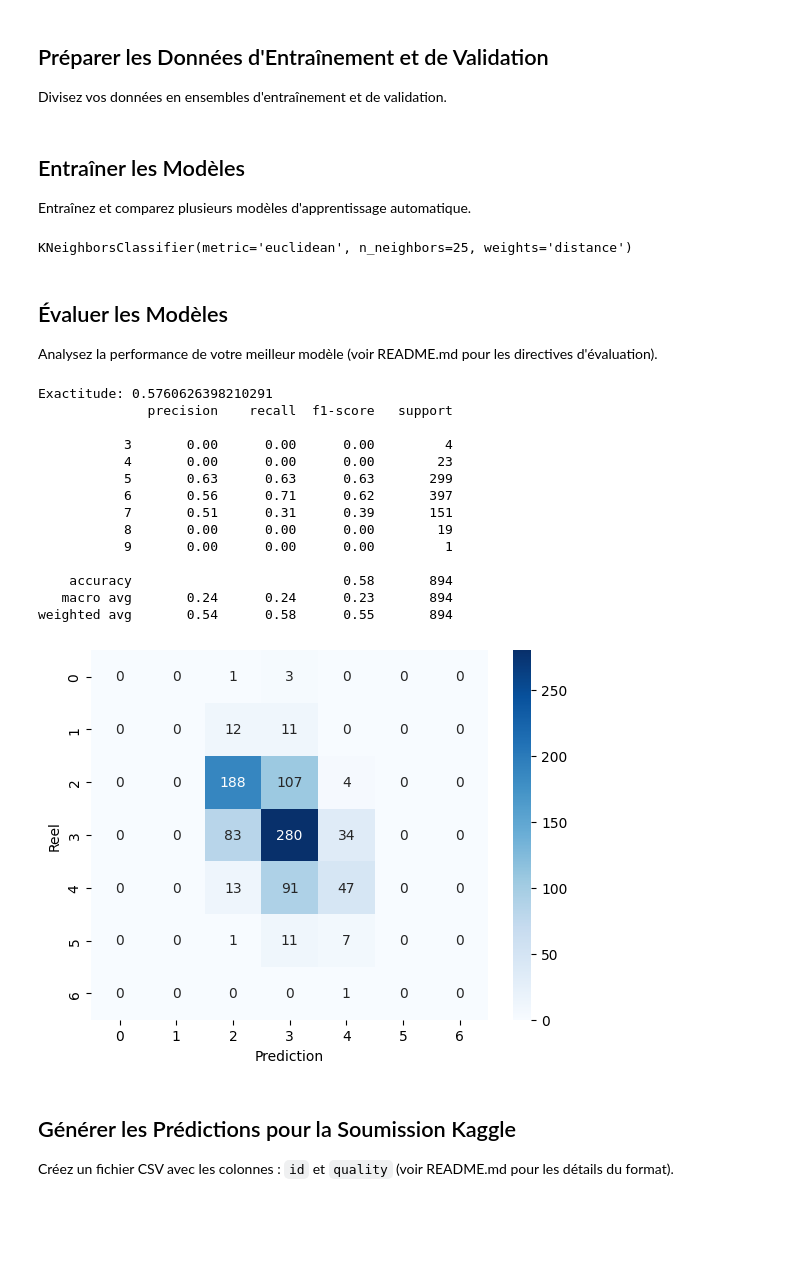
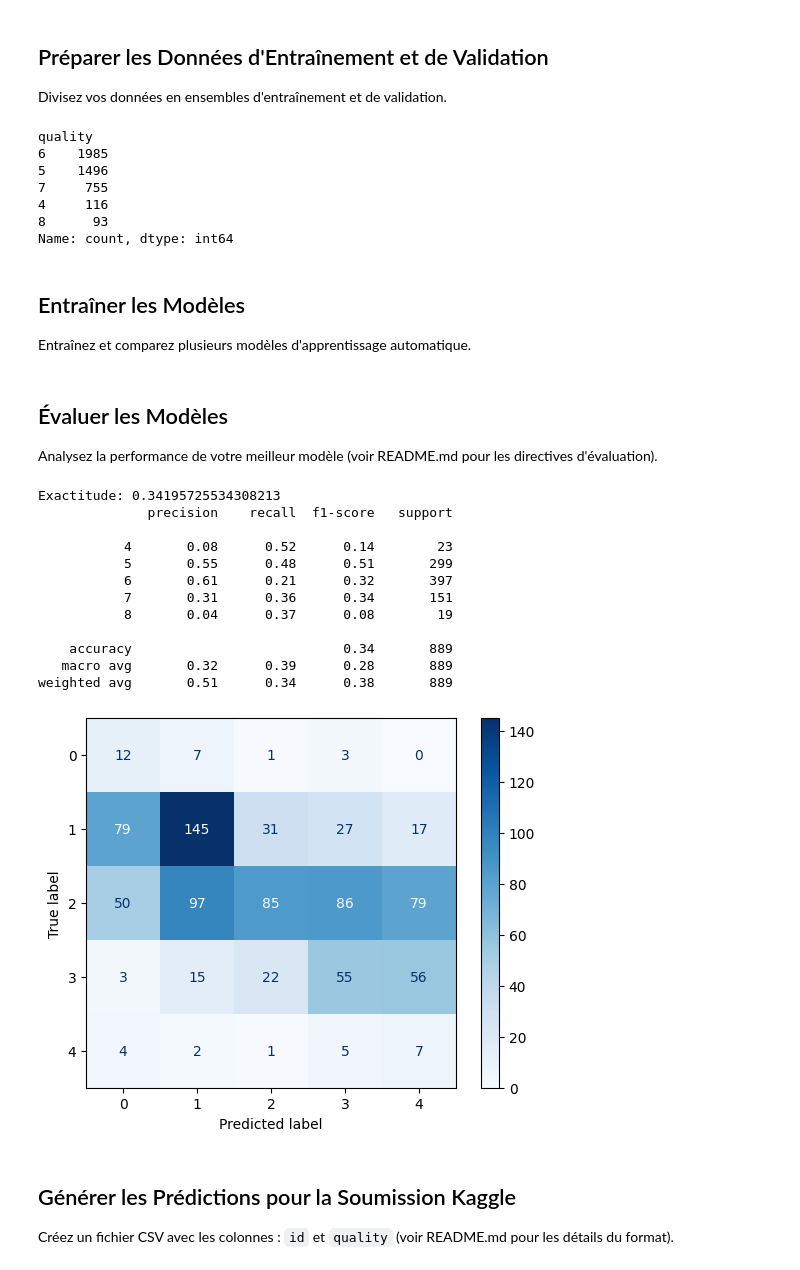
Before and after one commit to Yamires/Data_Competition, a Jupyter notebook: notebook.ipynb, the cells around one changed output. Cells and saved outputs as stored; diff of their text form; code cells hidden in the pictures; blank space fills up the shorter version.

```diff
--- a/notebook.ipynb
+++ b/notebook.ipynb
@@ -84,9 +164,16 @@ Divisez vos données en ensembles d'entraînement et de validation.
 ####################################################################
 ###############   À compléter   ####################################
 ####################################################################
-
-
+print(y.value_counts())
 X_train, X_val, y_train, y_val = train_test_split(X_scaled, y, test_size = 0.2, stratify=y,random_state=42)
+# %% [output]
+quality
+6    1985
+5    1496
+7     755
+4     116
+8      93
+Name: count, dtype: int64
 # %% [markdown]
 ## Entraîner les Modèles
 
@@ -96,17 +183,33 @@ Entraînez et comparez plusieurs modèles d'apprentissage automatique.
 ###############   À compléter   ####################################
 ####################################################################
 
+from sklearn.linear_model import LogisticRegression
 from sklearn.neighbors import KNeighborsClassifier
 
-knn = KNeighborsClassifier(
-    n_neighbors=25,
-    weights='distance',
-    metric='euclidean'
+log_reg = LogisticRegression(
+    multi_class='multinomial',
+    solver='lbfgs',
+    C=1,
+    class_weight='balanced',
+    max_iter=2000
 )
 
-knn.fit(X_train, y_train)
+log_reg.fit(X_train, y_train)
+
+def knnModel():
+    for k in range(1, 100):
+        model = KNeighborsClassifier(n_neighbors=k)
+        model.fit(X_train, y_train)
+        y_pred = model.predict(X_val)
+        print(f"k={k}, accuracy={accuracy_score(y_val, y_pred):.4f}")
+
+    knn = KNeighborsClassifier(
+        n_neighbors=27,
+        weights='distance',
+        metric='euclidean'
+    )
+
+    knn.fit(X_train, y_train)
-# %% [output]
-KNeighborsClassifier(metric='euclidean', n_neighbors=25, weights='distance')
 # %% [markdown]
 ## Évaluer les Modèles
 
@@ -114,34 +217,31 @@ Analysez la performance de votre meilleur modèle (voir README.md pour les direc
 # %%
 ####################################################################
 ###############   À compléter   ####################################
 ####################################################################
-
-y_pred = knn.predict(X_val)
+from sklearn.metrics import ConfusionMatrixDisplay
+y_pred = log_reg.predict(X_val)
 
 print("Exactitude:", accuracy_score(y_val,y_pred))
 print(classification_report(y_val, y_pred))
 
 cm = confusion_matrix(y_val, y_pred)
-sns.heatmap(cm, annot=True, cmap='Blues', fmt='d')
-plt.xlabel('Prediction')
-plt.ylabel('Reel')
+disp = ConfusionMatrixDisplay(confusion_matrix=cm)
+disp.plot(cmap='Blues')
 plt.show()
 # %% [output]
-Exactitude: 0.5760626398210291
+Exactitude: 0.34195725534308213
               precision    recall  f1-score   support
 
-           3       0.00      0.00      0.00         4
-           4       0.00      0.00      0.00        23
-           5       0.63      0.63      0.63       299
-           6       0.56      0.71      0.62       397
-           7       0.51      0.31      0.39       151
-           8       0.00      0.00      0.00        19
-           9       0.00      0.00      0.00         1
+           4       0.08      0.52      0.14        23
+           5       0.55      0.48      0.51       299
+           6       0.61      0.21      0.32       397
+           7       0.31      0.36      0.34       151
+           8       0.04      0.37      0.08        19
 
-    accuracy                           0.58       894
-   macro avg       0.24      0.24      0.23       894
-weighted avg       0.54      0.58      0.55       894
+    accuracy                           0.34       889
+   macro avg       0.32      0.39      0.28       889
+weighted avg       0.51      0.34      0.38       889
-[figure, old version]
+[figure, new version]
 # %% [markdown]
 ## Générer les Prédictions pour la Soumission Kaggle
 
```
Also changed, not shown: parts of 2 cells of this notebook, 6 other files.
